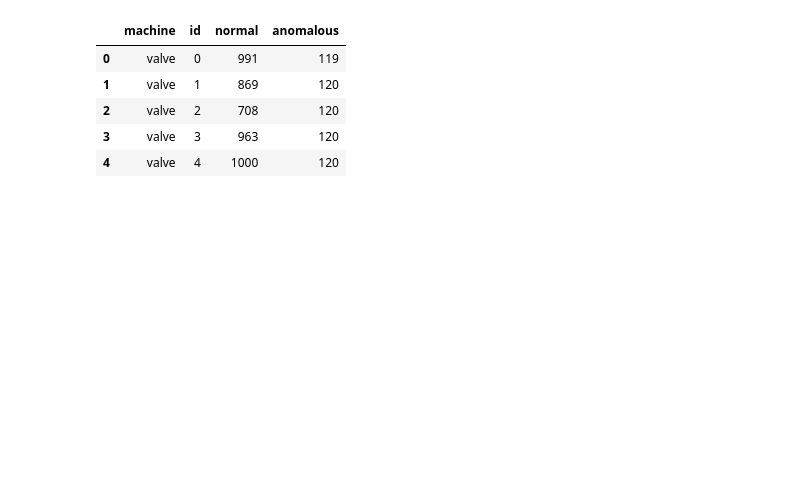
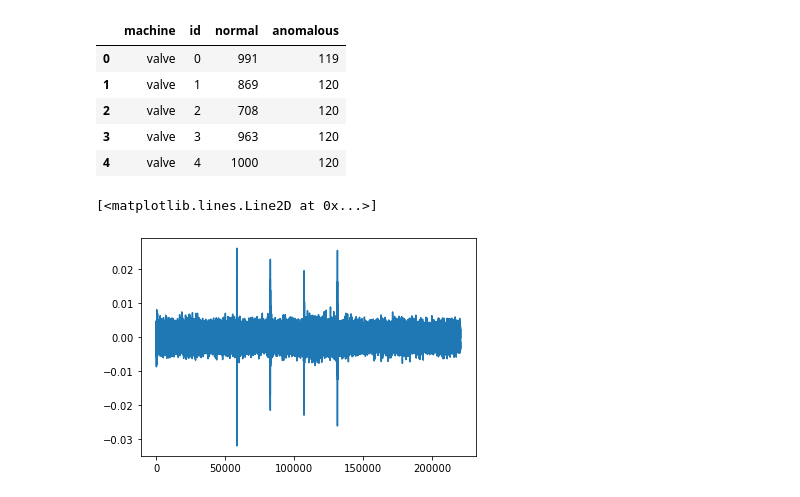
Before and after one commit to danielmendoza4213/motor_graders, a Jupyter notebook: test.ipynb, the cells around one changed output. Cells and saved outputs as stored; diff of their text form; code cells hidden in the pictures; blank space fills up the shorter version.

```diff
--- a/test.ipynb
+++ b/test.ipynb
@@ -13,0 +18,7 @@ sound.head()
+# %%
+y, sr = librosa.load('assets\one.wav')
+# %%
+plt.plot(y)
+# %% [output]
+[<matplotlib.lines.Line2D at 0x...>]
+[figure, added]
```
Also changed, not shown: parts of 1 cell of this notebook, 2 other files.
